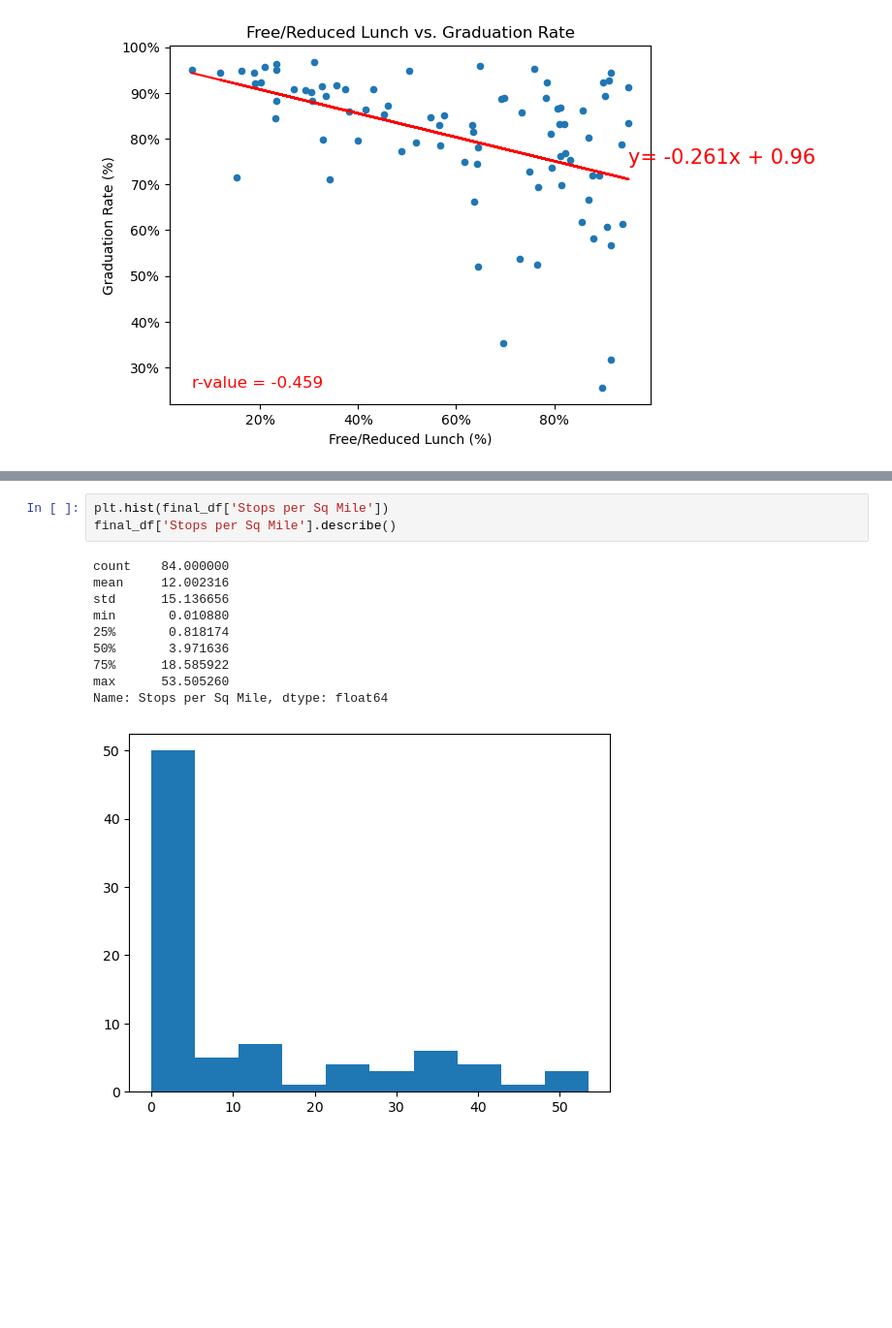
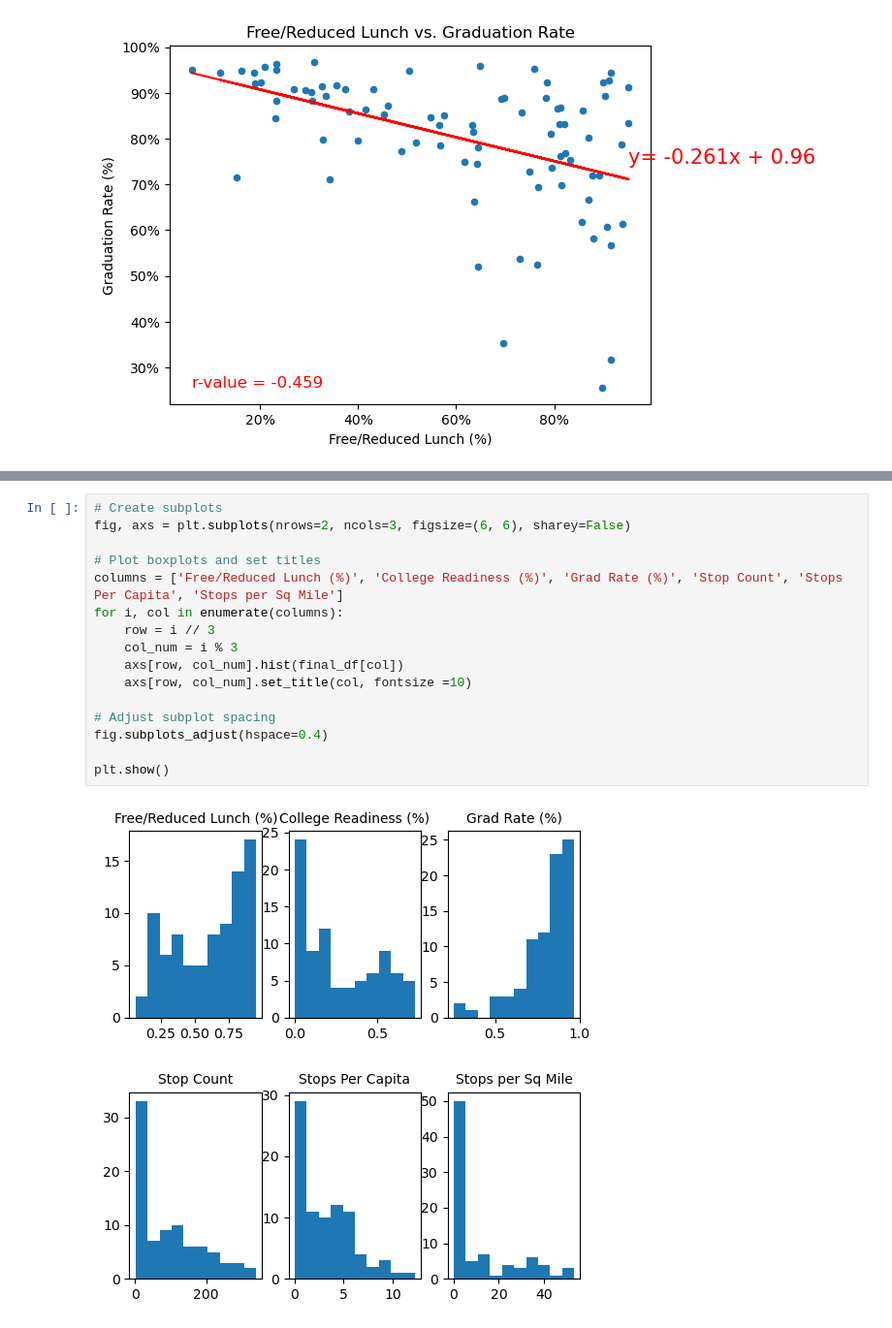
Before and after one commit to HLee12000/UpennDataProject1, a Jupyter notebook: DataAnalysis.ipynb, the cells around one changed output, grey strips where cells are left out. Shown at 97% size. Saved outputs shown, nothing was run; the diff lists cells and outputs as text; blank space fills up the shorter version.

Commit message:
histograms

```diff
--- a/DataAnalysis.ipynb
+++ b/DataAnalysis.ipynb
@@ -118,14 +90,18 @@ Name: Grad Rate (%), dtype: float64
-# %%
-plt.hist(final_df['Stops per Sq Mile'])
-final_df['Stops per Sq Mile'].describe()
-# %% [output]
-count    84.000000
-mean     12.002316
-std      15.136656
-min       0.010880
-25%       0.818174
-50%       3.971636
-75%      18.585922
-max      53.505260
-Name: Stops per Sq Mile, dtype: float64
-[figure, removed]
+# %%
+# Create subplots
+fig, axs = plt.subplots(nrows=2, ncols=3, figsize=(6, 6), sharey=False)
+
+# Plot boxplots and set titles
+columns = ['Free/Reduced Lunch (%)', 'College Readiness (%)', 'Grad Rate (%)', 'Stop Count', 'Stops Per Capita', 'Stops per Sq Mile']
+for i, col in enumerate(columns):
+    row = i // 3
+    col_num = i % 3
+    axs[row, col_num].hist(final_df[col])
+    axs[row, col_num].set_title(col, fontsize =10)
+
+# Adjust subplot spacing
+fig.subplots_adjust(hspace=0.4)
+
+plt.show()
+# %% [output]
+[figure, added]
```
Also changed, not shown: parts of 2 cells of this notebook, 1 other file.
